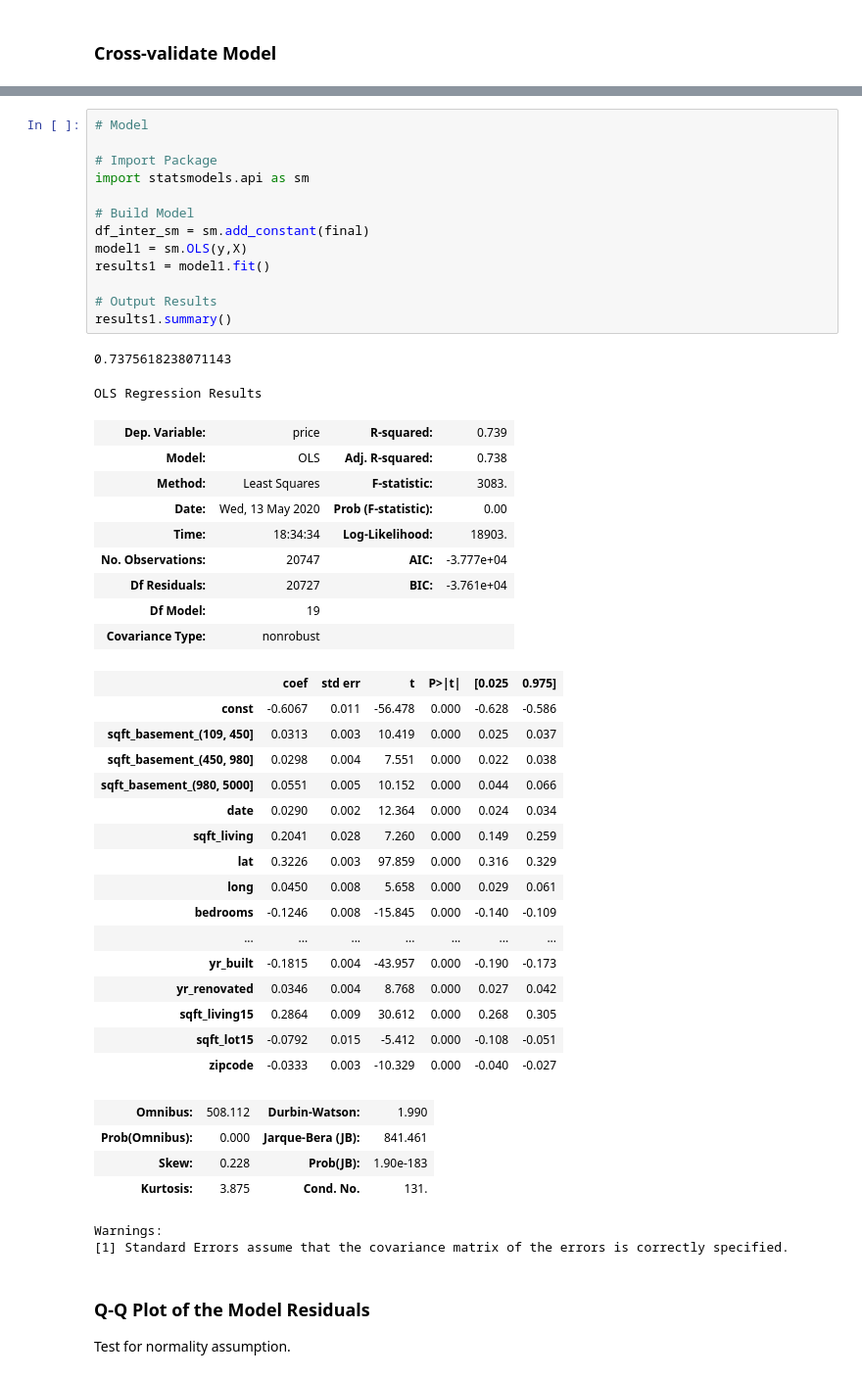
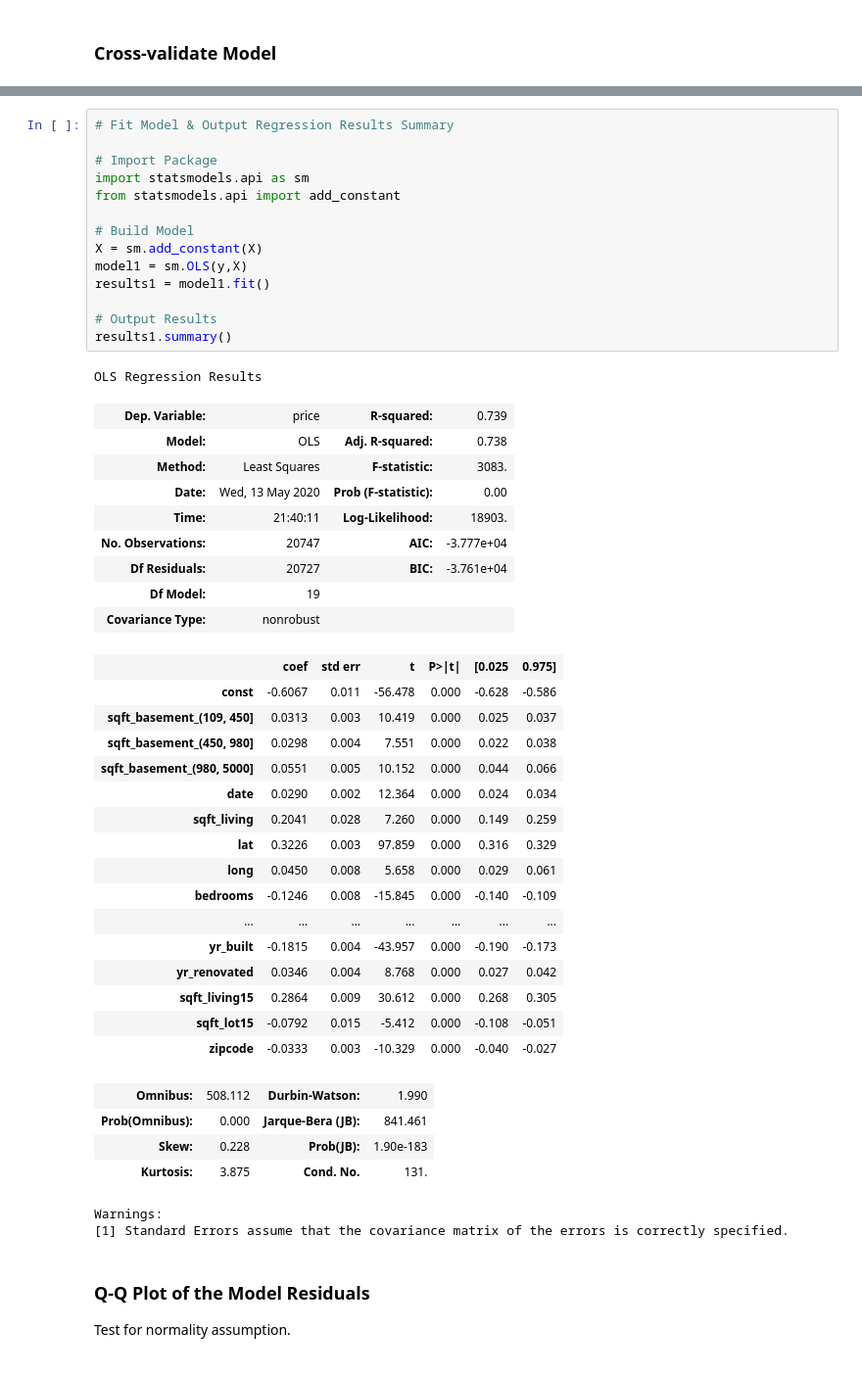
Before and after one commit to JessicaFB/Flipping-Houses-Strategy, a Jupyter notebook: student.ipynb, the cells around one changed output, grey strips where cells are left out. Shown at 98% size. Drawn from its saved outputs; the diff is of its cells as text.

Commit message:
Separated out sklearn modeling from OLS modeling & named first model Model 1.

```diff
--- a/student.ipynb
+++ b/student.ipynb
@@ -408,24 +438,24 @@ Baseline R^2: 0.7375618238071143
 # %%
-# Model
+# Fit Model & Output Regression Results Summary
 
 # Import Package
 import statsmodels.api as sm
+from statsmodels.api import add_constant
 
 # Build Model
-df_inter_sm = sm.add_constant(final)
+X = sm.add_constant(X)
 model1 = sm.OLS(y,X)
 results1 = model1.fit()
 
 # Output Results
 results1.summary()
 # %% [output]
-0.7375618238071143
+OLS Regression Results
-OLS Regression Results
 | Dep. Variable: | price | R-squared: | 0.739 |
 | Model: | OLS | Adj. R-squared: | 0.738 |
 | Method: | Least Squares | F-statistic: | 3083. |
 | Date: | Wed, 13 May 2020 | Prob (F-statistic): | 0.00 |
-| Time: | 18:34:34 | Log-Likelihood: | 18903. |
+| Time: | 21:40:11 | Log-Likelihood: | 18903. |
 | No. Observations: | 20747 | AIC: | -3.777e+04 |
 | Df Residuals: | 20727 | BIC: | -3.761e+04 |
 | Df Model: | 19 |  |  |
@@ -450,8 +480,8 @@ OLS Regression Results
 | Prob(Omnibus): | 0.000 | Jarque-Bera (JB): | 841.461 |
 | Skew: | 0.228 | Prob(JB): | 1.90e-183 |
 | Kurtosis: | 3.875 | Cond. No. | 131. |
-Warnings:
-[1] Standard Errors assume that the covariance matrix of the errors is correctly specified.
+Warnings:
+[1] Standard Errors assume that the covariance matrix of the errors is correctly specified.
 # %% [markdown]
 ### Q-Q Plot of the Model Residuals
 
```
Also changed, not shown: parts of 18 cells of this notebook.
